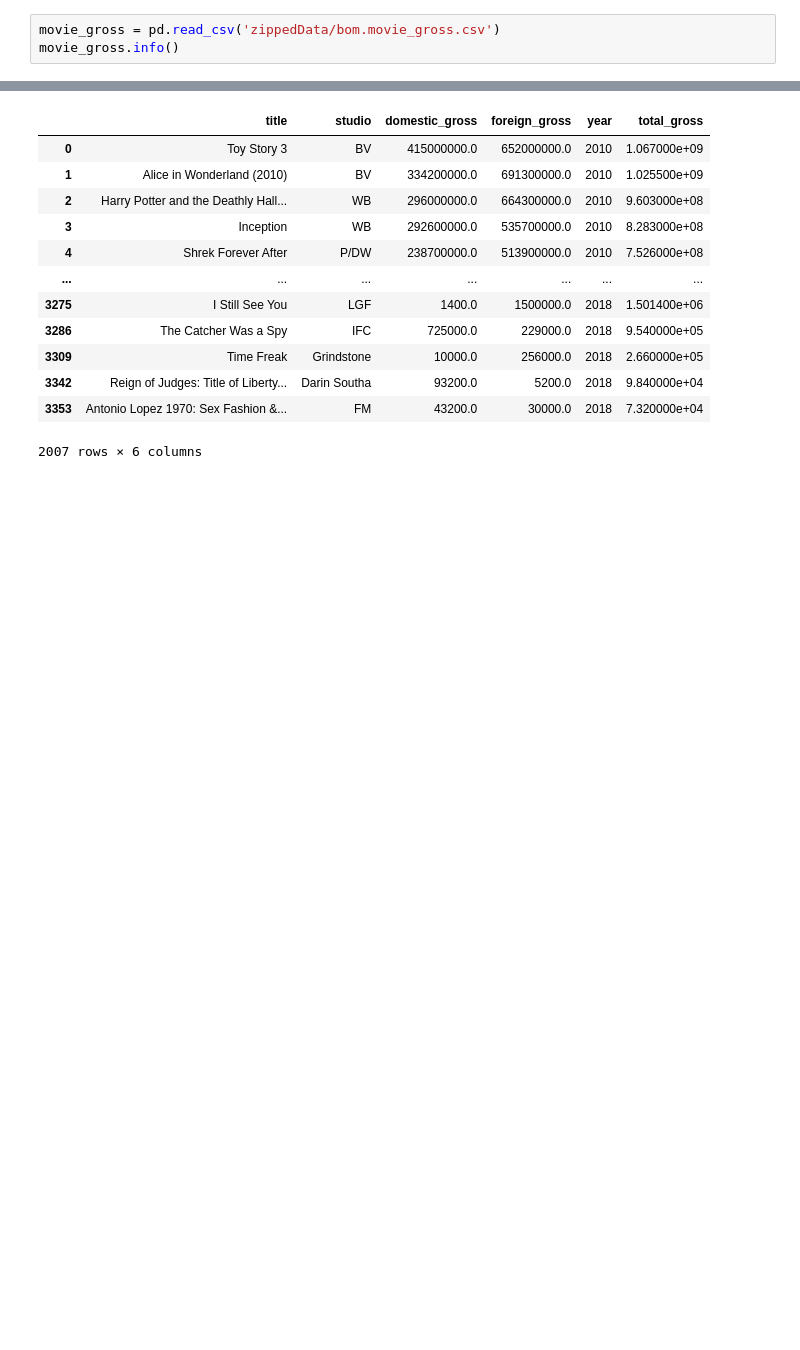
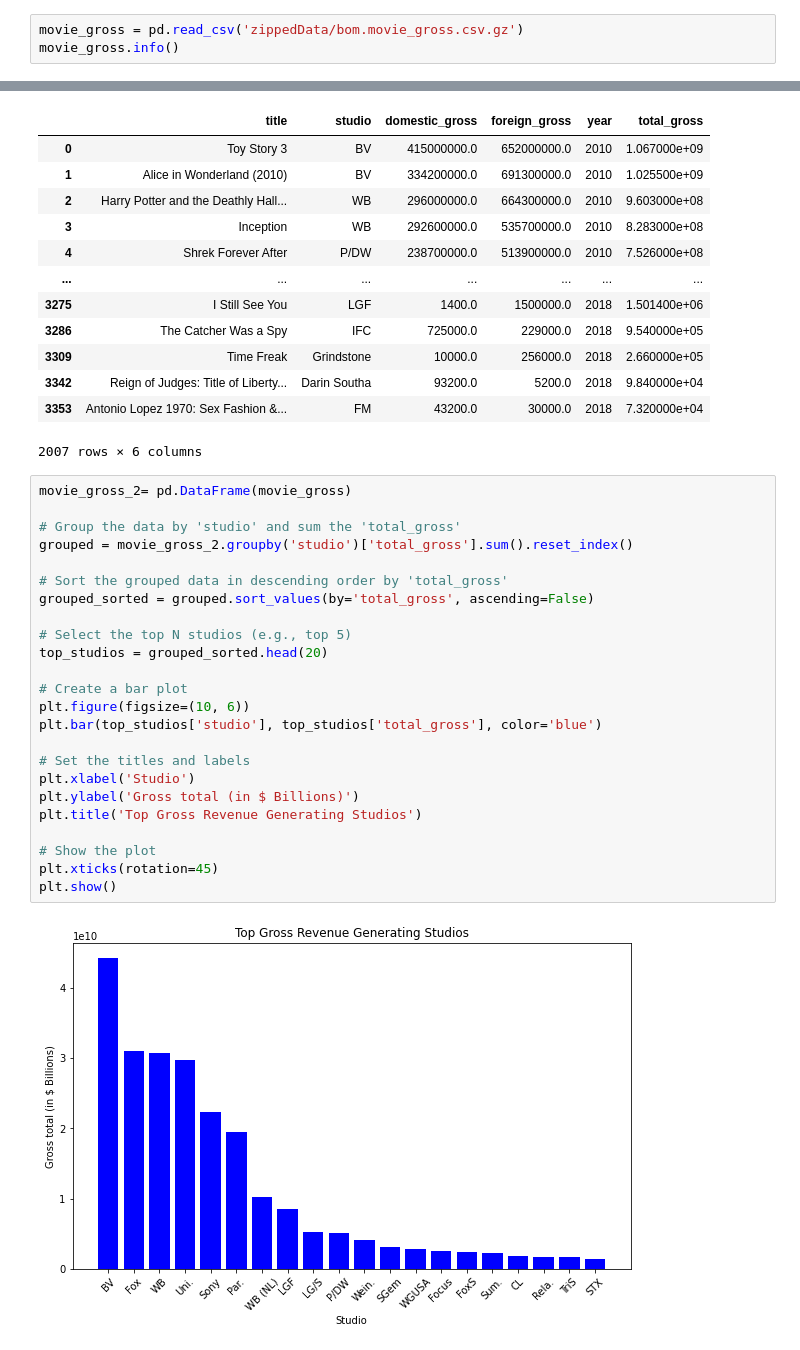
Before and after one commit to WacekeW/dsc-phase-1-project-v2-4, a Jupyter notebook: student.ipynb, the cells around one changed output, grey strips where cells are left out. Drawn from its saved outputs; the diff is of its cells as text; blank space fills up the shorter version.

```diff
--- a/student.ipynb
+++ b/student.ipynb
@@ -247,7 +250,7 @@ movie_gross.shape
 # %% [output]
 (3387, 5)
 # %%
-movie_gross = pd.read_csv('zippedData/bom.movie_gross.csv')
+movie_gross = pd.read_csv('zippedData/bom.movie_gross.csv.gz')
 movie_gross.info()
 # %% [output]
 <class 'pandas.core.frame.DataFrame'>
@@ -565,3 +568,29 @@ movie_gross
 | 3342 | Reign of Judges: Title of Liberty... | Darin Southa | 93200.0 | 5200.0 | 2018 | 9.840000e+04 |
 | 3353 | Antonio Lopez 1970: Sex Fashion &... | FM | 43200.0 | 30000.0 | 2018 | 7.320000e+04 |
 2007 rows × 6 columns
+# %%
+movie_gross_2= pd.DataFrame(movie_gross)
+
+# Group the data by 'studio' and sum the 'total_gross'
+grouped = movie_gross_2.groupby('studio')['total_gross'].sum().reset_index()
+
+# Sort the grouped data in descending order by 'total_gross'
+grouped_sorted = grouped.sort_values(by='total_gross', ascending=False)
+
+# Select the top N studios (e.g., top 5)
+top_studios = grouped_sorted.head(20)
+
+# Create a bar plot
+plt.figure(figsize=(10, 6))
+plt.bar(top_studios['studio'], top_studios['total_gross'], color='blue')
+
+# Set the titles and labels
+plt.xlabel('Studio')
+plt.ylabel('Gross total (in $ Billions)')
+plt.title('Top Gross Revenue Generating Studios')
+
+# Show the plot
+plt.xticks(rotation=45)
+plt.show()
+# %% [output]
+[figure, added]
```
Also changed, not shown: parts of 4 cells of this notebook, 3 other files.
